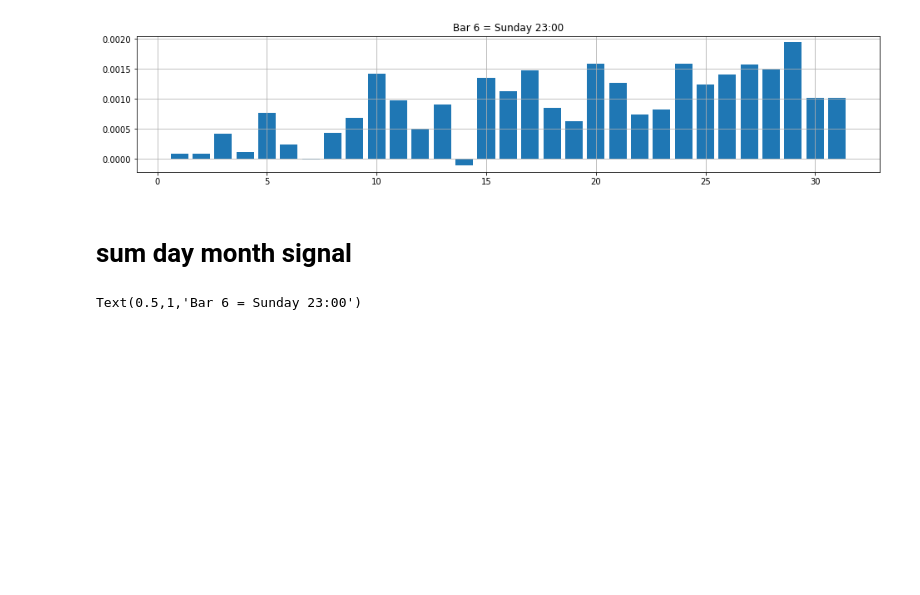
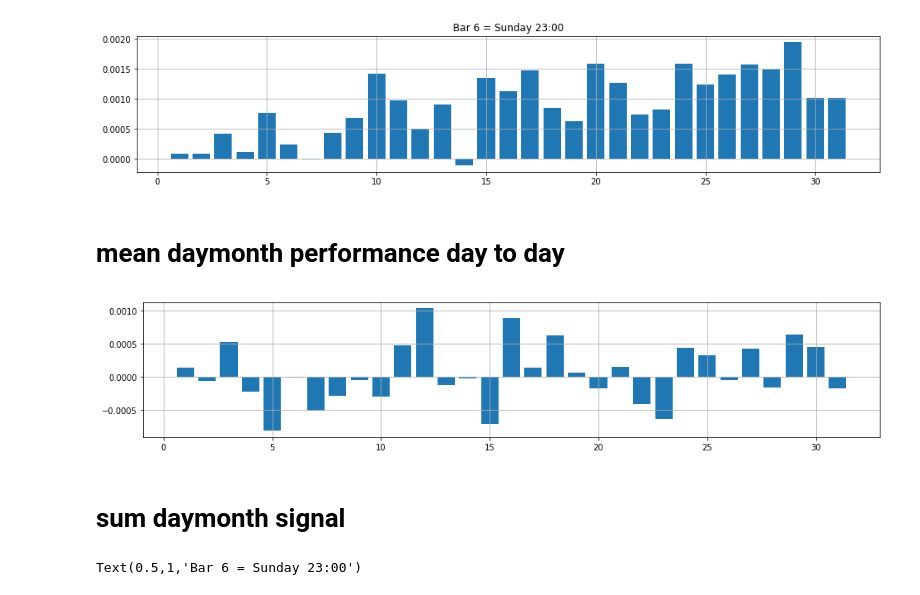
Before and after one commit to profiler84/algotrading, a Jupyter notebook: Forex.ipynb, the cells around one changed output. Drawn from its saved outputs; the diff is of its cells as text; code cells hidden in the pictures; blank space fills up the shorter version.

```diff
--- a/Forex.ipynb
+++ b/Forex.ipynb
@@ -672,8 +705,17 @@ plt.grid()
 # %% [output]
 Text(0.5,1,'Bar 6 = Sunday 23:00')
 [figure]
+# %% [markdown]
+# mean daymonth performance day to day
+# %%
+bars = EURUSD_D.groupby(['DayMonth'])['CLOSE'].mean()
+plt.rc("figure",figsize=(16,3))
+plt.bar(bars.index,bars)
+plt.grid()
+# %% [output]
+[figure, added]
 # %% [markdown]
-# sum day month signal
+# sum daymonth signal
 # %%
 bars = data_merged.groupby(['DayMonth'])['signal'].sum()
 plt.rc("figure",figsize=(16,3))
```
Also changed, not shown: parts of 12 cells of this notebook.
